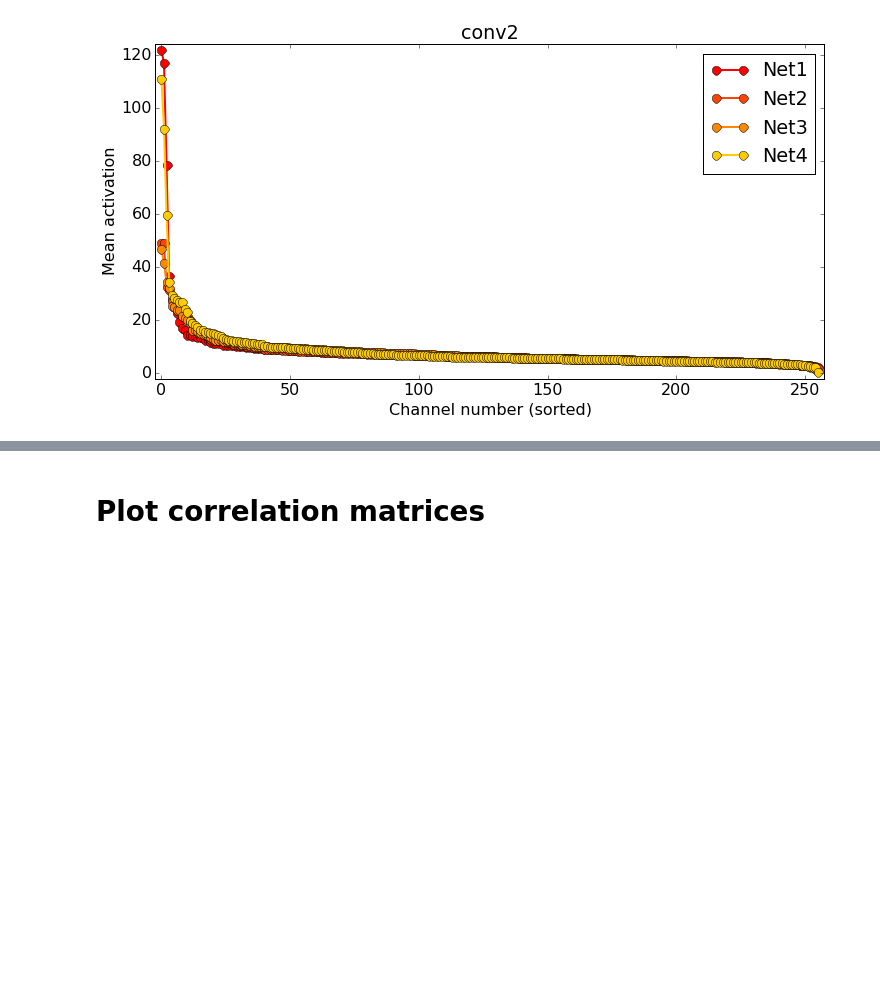
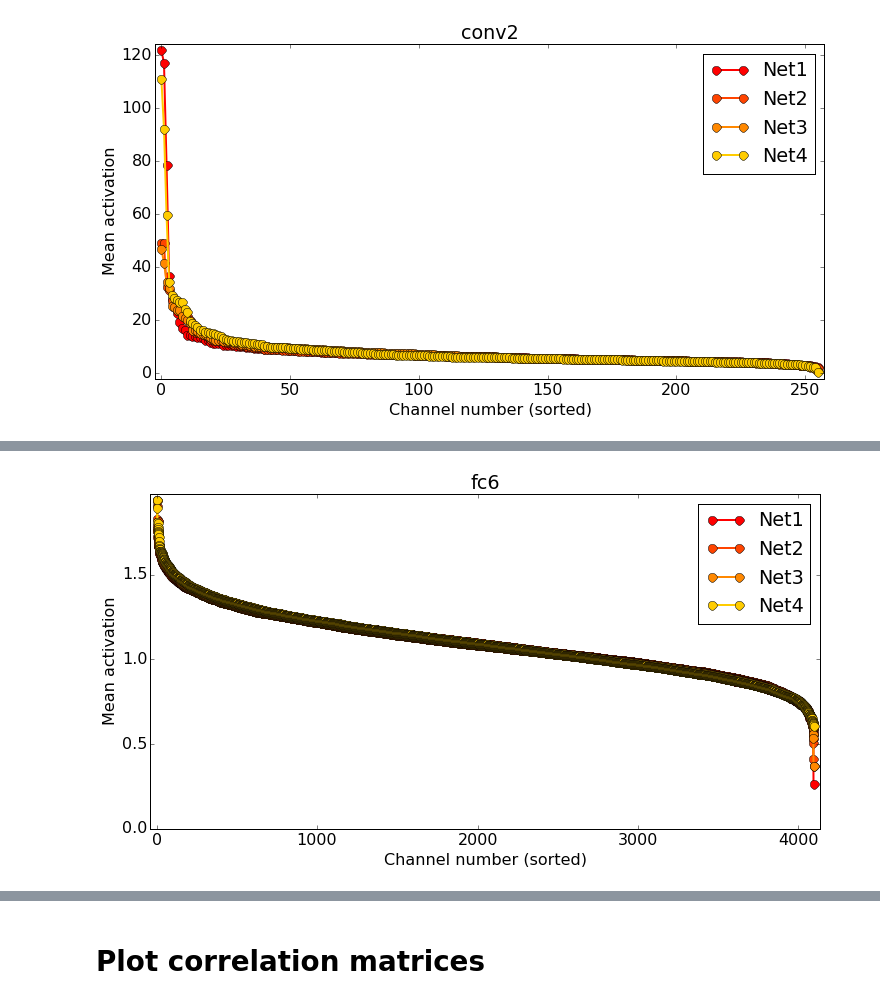
Before and after one commit to YixuanLi/convergent_learning, a Jupyter notebook: experiments/convergent_learning_notebook.ipynb, the cells around one changed output, grey strips where cells are left out. Saved outputs shown, nothing was run; the diff lists cells and outputs as text; code cells hidden in the pictures; blank space fills up the shorter version.

```diff
--- a/experiments/convergent_learning_notebook.ipynb
+++ b/experiments/convergent_learning_notebook.ipynb
@@ -90,0 +107,5 @@ plot_means('conv2', True, False)
+# %%
+# Fc6 layer
+plot_means('fc6', True, False)
+# %% [output]
+[figure, added]
```
Also changed, not shown: parts of 9 cells of this notebook.
